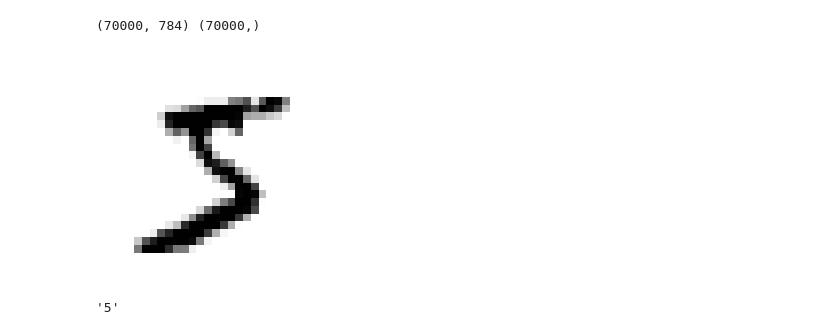
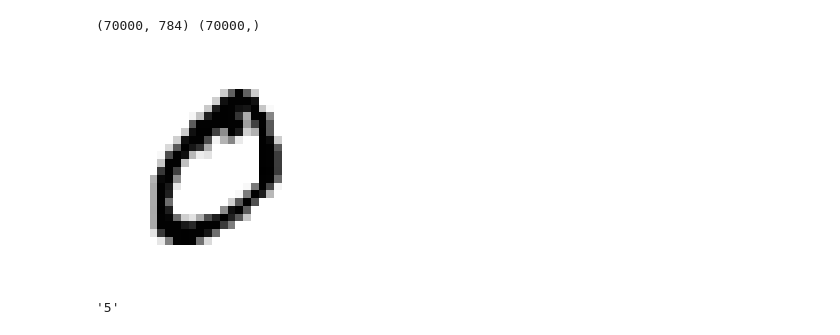
Before and after one commit to SHlee-TDA/ML_education, a Jupyter notebook: Ch3_Classification/[HoML]Chapter3.Classification.ipynb, the cells around one changed output. Drawn from its saved outputs; the diff is of its cells as text; code cells hidden in the pictures.

```diff
--- a/Ch3_Classification/[HoML]Chapter3.Classification.ipynb
+++ b/Ch3_Classification/[HoML]Chapter3.Classification.ipynb
@@ -145,16 +145,16 @@ print(X.shape, y.shape)
 # %%
 ## 이미지 확인
 import matplotlib as mpl
 import matplotlib.pyplot as plt
 
-some_digit = X[0] ## 784개의 pixel이 일렬로 나열되어 있음
+some_digit = X[1] ## 784개의 pixel이 일렬로 나열되어 있음
 some_digit_image = some_digit.reshape(28,28) ## 이미지로 불러오기 위해 28*28 형태로 재배열
 
 plt.imshow(some_digit_image, cmap = 'binary')
 plt.axis('off') ## 축 띄워주는 기능을 꺼
 plt.show()
 # %% [output]
-[figure, old version]
+[figure, new version]
 # %%
 ## 라벨 확인
 y[0]
```
Also changed, not shown: parts of 10 cells of this notebook, 9 other files.
